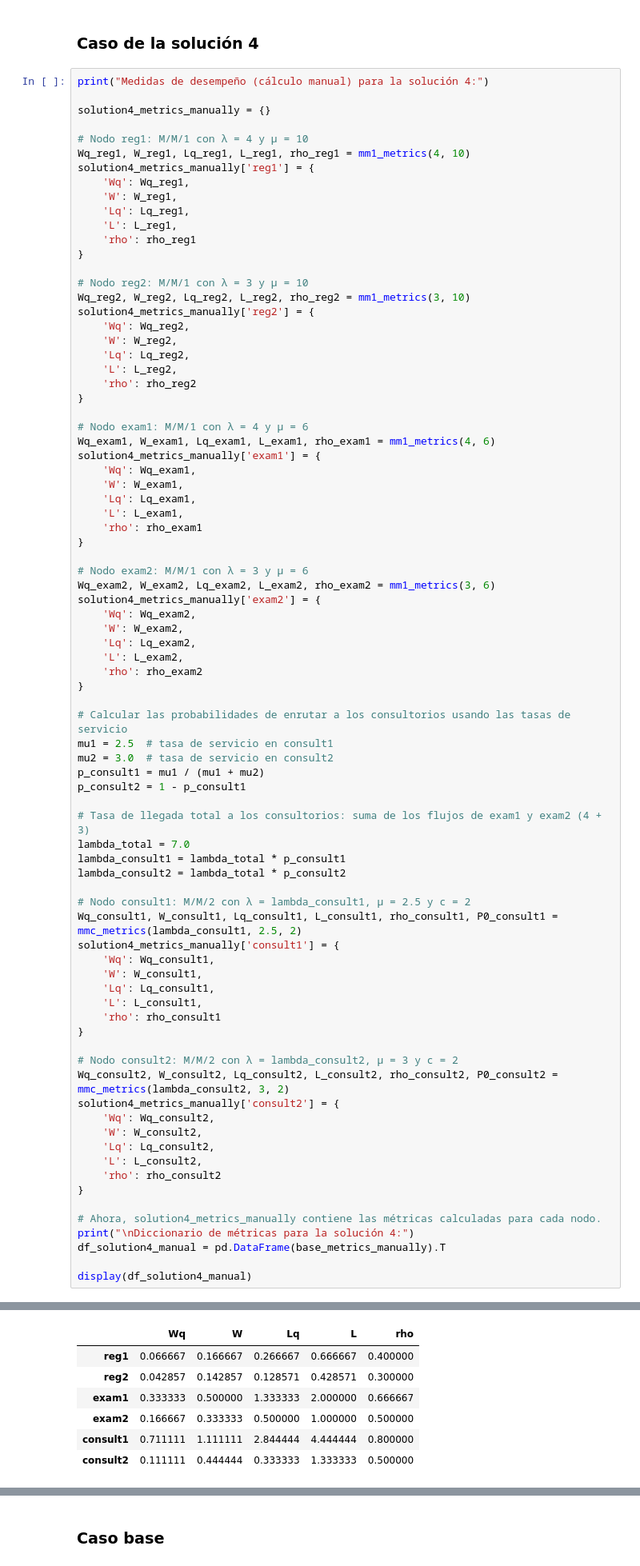
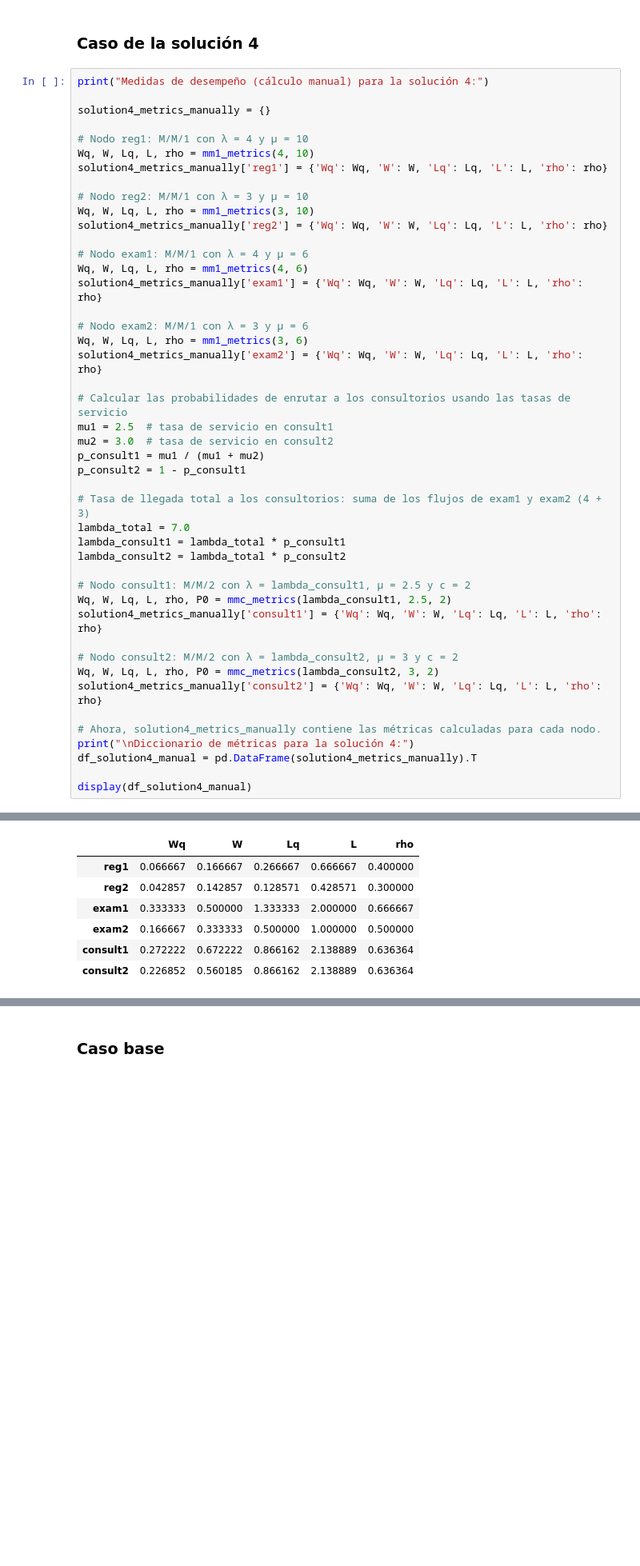
Before and after one commit to AlexisAndradeDev/OperationsResearch_QueuingProject, a Jupyter notebook: IO_Queuing_Simulation.ipynb, the cells around one changed output, grey strips where cells are left out. Shown at 80% size. Drawn from its saved outputs; the diff is of its cells as text; blank space fills up the shorter version.

```diff
--- a/IO_Queuing_Simulation.ipynb
+++ b/IO_Queuing_Simulation.ipynb
@@ -633,92 +633,56 @@ print("Medidas de desempeño (cálculo manual) para la solución 4:")
 solution4_metrics_manually = {}
 
 # Nodo reg1: M/M/1 con λ = 4 y μ = 10
-Wq_reg1, W_reg1, Lq_reg1, L_reg1, rho_reg1 = mm1_metrics(4, 10)
-solution4_metrics_manually['reg1'] = {
-    'Wq': Wq_reg1,
-    'W': W_reg1,
-    'Lq': Lq_reg1,
-    'L': L_reg1,
-    'rho': rho_reg1
-}
+Wq, W, Lq, L, rho = mm1_metrics(4, 10)
+solution4_metrics_manually['reg1'] = {'Wq': Wq, 'W': W, 'Lq': Lq, 'L': L, 'rho': rho}
 
 # Nodo reg2: M/M/1 con λ = 3 y μ = 10
-Wq_reg2, W_reg2, Lq_reg2, L_reg2, rho_reg2 = mm1_metrics(3, 10)
-solution4_metrics_manually['reg2'] = {
-    'Wq': Wq_reg2,
-    'W': W_reg2,
-    'Lq': Lq_reg2,
-    'L': L_reg2,
-    'rho': rho_reg2
-}
+Wq, W, Lq, L, rho = mm1_metrics(3, 10)
+solution4_metrics_manually['reg2'] = {'Wq': Wq, 'W': W, 'Lq': Lq, 'L': L, 'rho': rho}
 
 # Nodo exam1: M/M/1 con λ = 4 y μ = 6
-Wq_exam1, W_exam1, Lq_exam1, L_exam1, rho_exam1 = mm1_metrics(4, 6)
-solution4_metrics_manually['exam1'] = {
-    'Wq': Wq_exam1,
-    'W': W_exam1,
-    'Lq': Lq_exam1,
-    'L': L_exam1,
-    'rho': rho_exam1
-}
+Wq, W, Lq, L, rho = mm1_metrics(4, 6)
+solution4_metrics_manually['exam1'] = {'Wq': Wq, 'W': W, 'Lq': Lq, 'L': L, 'rho': rho}
 
 # Nodo exam2: M/M/1 con λ = 3 y μ = 6
-Wq_exam2, W_exam2, Lq_exam2, L_exam2, rho_exam2 = mm1_metrics(3, 6)
-solution4_metrics_manually['exam2'] = {
-    'Wq': Wq_exam2,
-    'W': W_exam2,
-    'Lq': Lq_exam2,
-    'L': L_exam2,
-    'rho': rho_exam2
-}
+Wq, W, Lq, L, rho = mm1_metrics(3, 6)
+solution4_metrics_manually['exam2'] = {'Wq': Wq, 'W': W, 'Lq': Lq, 'L': L, 'rho': rho}
 
 # Calcular las probabilidades de enrutar a los consultorios usando las tasas de servicio
 mu1 = 2.5  # tasa de servicio en consult1
 mu2 = 3.0  # tasa de servicio en consult2
 p_consult1 = mu1 / (mu1 + mu2)
 p_consult2 = 1 - p_consult1
 
 # Tasa de llegada total a los consultorios: suma de los flujos de exam1 y exam2 (4 + 3)
 lambda_total = 7.0
 lambda_consult1 = lambda_total * p_consult1
 lambda_consult2 = lambda_total * p_consult2
 
 # Nodo consult1: M/M/2 con λ = lambda_consult1, μ = 2.5 y c = 2
-Wq_consult1, W_consult1, Lq_consult1, L_consult1, rho_consult1, P0_consult1 = mmc_metrics(lambda_consult1, 2.5, 2)
-solution4_metrics_manually['consult1'] = {
-    'Wq': Wq_consult1,
-    'W': W_consult1,
-    'Lq': Lq_consult1,
-    'L': L_consult1,
-    'rho': rho_consult1
-}
+Wq, W, Lq, L, rho, P0 = mmc_metrics(lambda_consult1, 2.5, 2)
+solution4_metrics_manually['consult1'] = {'Wq': Wq, 'W': W, 'Lq': Lq, 'L': L, 'rho': rho}
 
 # Nodo consult2: M/M/2 con λ = lambda_consult2, μ = 3 y c = 2
-Wq_consult2, W_consult2, Lq_consult2, L_consult2, rho_consult2, P0_consult2 = mmc_metrics(lambda_consult2, 3, 2)
-solution4_metrics_manually['consult2'] = {
-    'Wq': Wq_consult2,
-    'W': W_consult2,
-    'Lq': Lq_consult2,
-    'L': L_consult2,
-    'rho': rho_consult2
-}
+Wq, W, Lq, L, rho, P0 = mmc_metrics(lambda_consult2, 3, 2)
+solution4_metrics_manually['consult2'] = {'Wq': Wq, 'W': W, 'Lq': Lq, 'L': L, 'rho': rho}
 
 # Ahora, solution4_metrics_manually contiene las métricas calculadas para cada nodo.
 print("\nDiccionario de métricas para la solución 4:")
-df_solution4_manual = pd.DataFrame(base_metrics_manually).T
+df_solution4_manual = pd.DataFrame(solution4_metrics_manually).T
 
 display(df_solution4_manual)
 # %% [output]
 Medidas de desempeño (cálculo manual) para la solución 4:
 
 Diccionario de métricas para la solución 4:
 |  | Wq | W | Lq | L | rho |
 | reg1 | 0.066667 | 0.166667 | 0.266667 | 0.666667 | 0.400000 |
 | reg2 | 0.042857 | 0.142857 | 0.128571 | 0.428571 | 0.300000 |
 | exam1 | 0.333333 | 0.500000 | 1.333333 | 2.000000 | 0.666667 |
 | exam2 | 0.166667 | 0.333333 | 0.500000 | 1.000000 | 0.500000 |
-| consult1 | 0.711111 | 1.111111 | 2.844444 | 4.444444 | 0.800000 |
-| consult2 | 0.111111 | 0.444444 | 0.333333 | 1.333333 | 0.500000 |
+| consult1 | 0.272222 | 0.672222 | 0.866162 | 2.138889 | 0.636364 |
+| consult2 | 0.226852 | 0.560185 | 0.866162 | 2.138889 | 0.636364 |
 # %% [markdown]
 ## Comparar medidas de desempeño obtenidas con simulaciones y obtenidas manualmente
 # %% [markdown]
```
Also changed, not shown: parts of 6 cells of this notebook.
